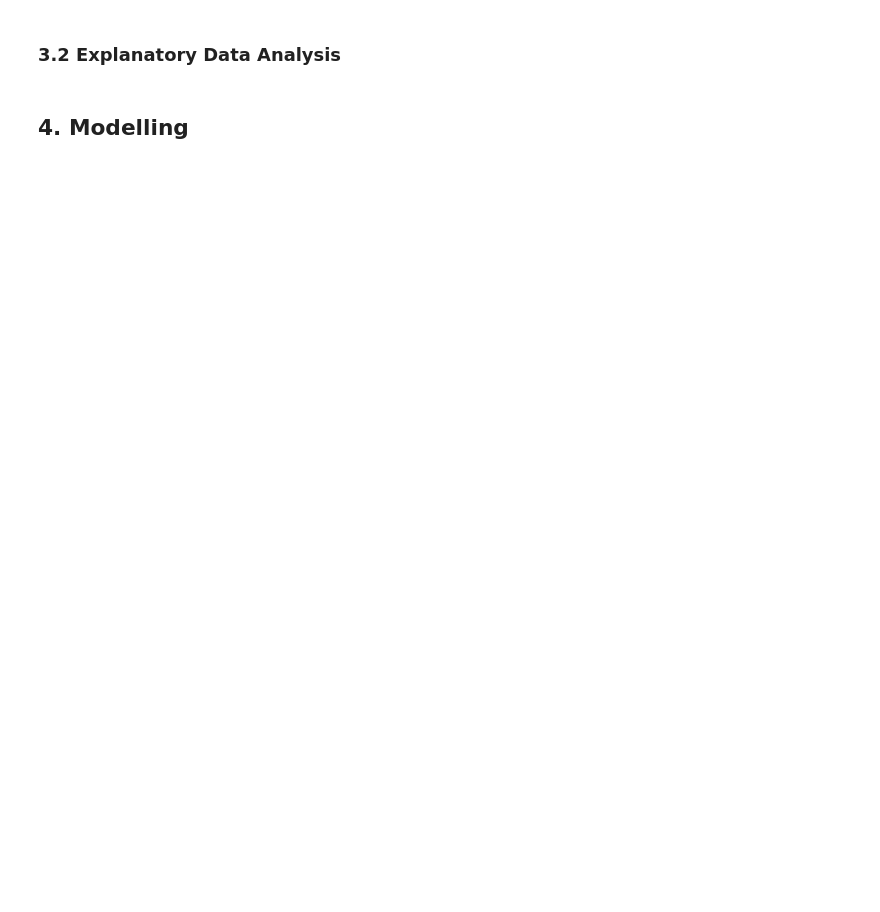
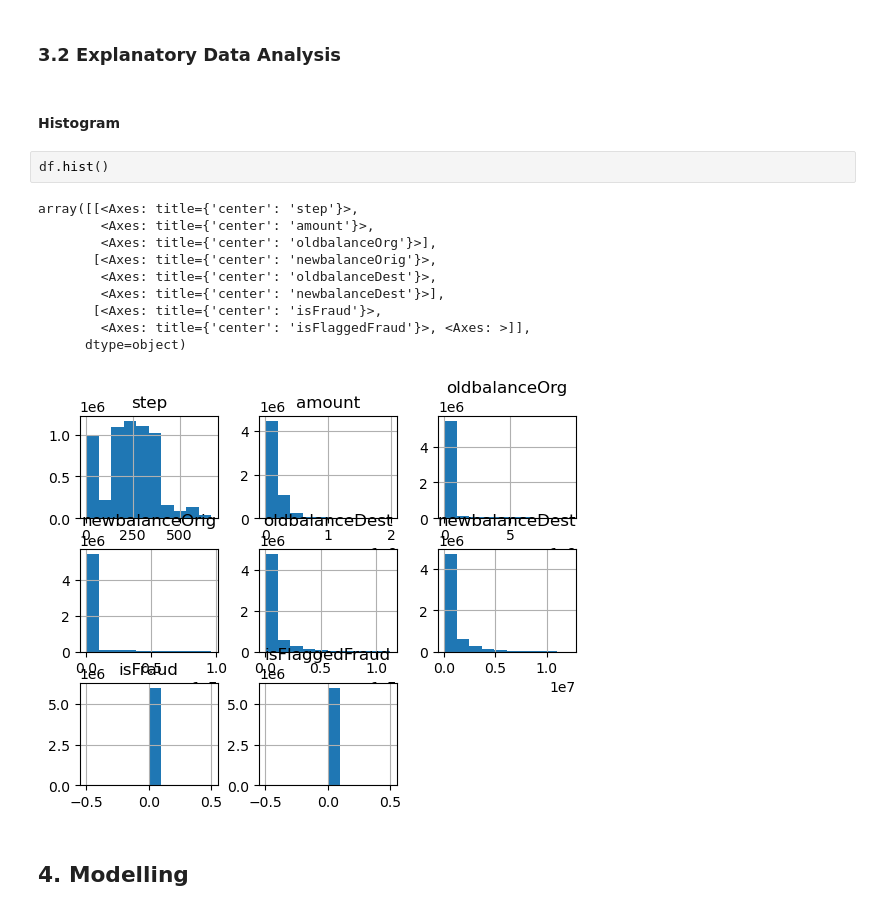
Before and after one commit to ProcureGuardAI/Fraud-Detection-Machine-Learning, a Jupyter notebook: index.ipynb, the cells around one changed output. Saved outputs shown, nothing was run; the diff lists cells and outputs as text; blank space fills up the shorter version.

```diff
--- a/index.ipynb
+++ b/index.ipynb
@@ -242,4 +246,19 @@ df.head()
 # %% [markdown]
 ### 3.2 Explanatory Data Analysis
+# %% [markdown]
+#### Histogram
+# %%
+df.hist()
+# %% [output]
+array([[<Axes: title={'center': 'step'}>,
+        <Axes: title={'center': 'amount'}>,
+        <Axes: title={'center': 'oldbalanceOrg'}>],
+       [<Axes: title={'center': 'newbalanceOrig'}>,
+        <Axes: title={'center': 'oldbalanceDest'}>,
+        <Axes: title={'center': 'newbalanceDest'}>],
+       [<Axes: title={'center': 'isFraud'}>,
+        <Axes: title={'center': 'isFlaggedFraud'}>, <Axes: >]],
+      dtype=object)
+[figure, added]
 # %% [markdown]
 ## 4. Modelling
```
Also changed, not shown: parts of 18 cells of this notebook.
